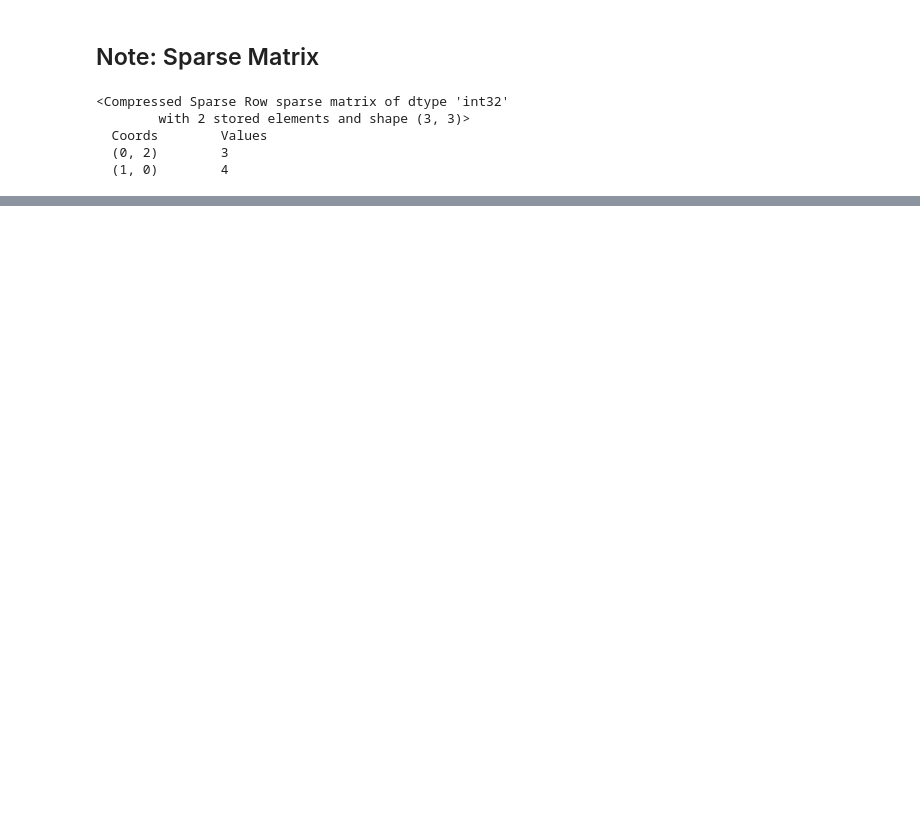
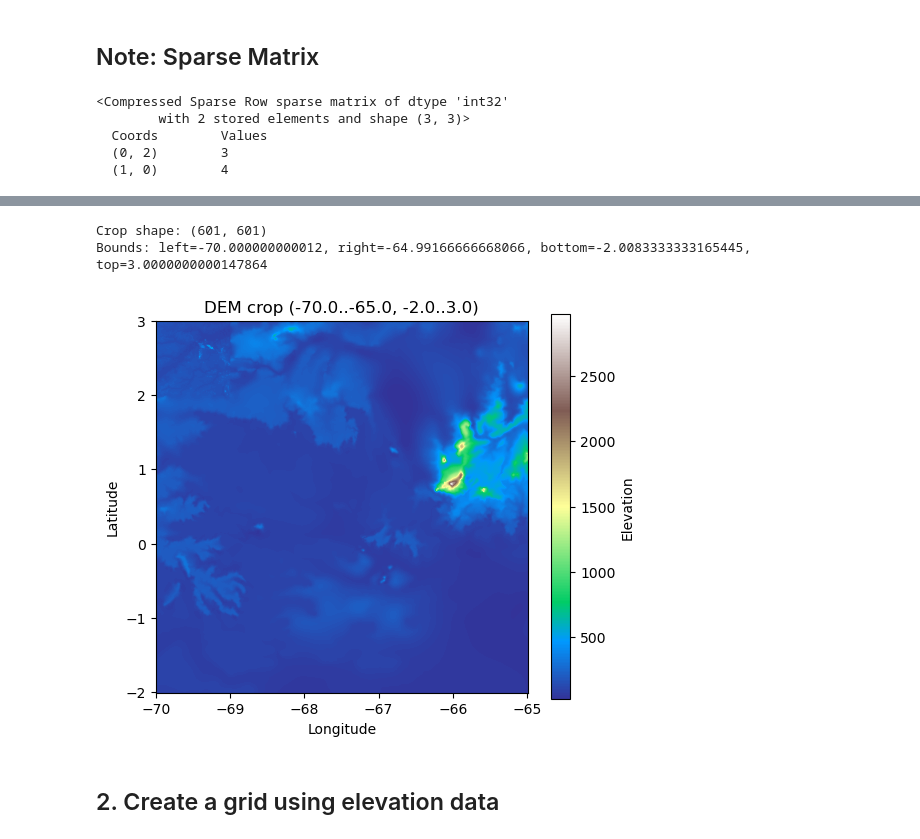
Before and after one commit to movephutthaphaiboon/raster-based-least-cost-path-analysis, a Jupyter notebook: simple least cost path.ipynb, the cells around one changed output, grey strips where cells are left out. Saved outputs shown, nothing was run; the diff lists cells and outputs as text; code cells hidden in the pictures; blank space fills up the shorter version.

```diff
--- a/simple least cost path.ipynb
+++ b/simple least cost path.ipynb
@@ -149,0 +224,47 @@ print(sparse)
+# %%
+# Crop DEM to lon (X) from -70 to -65 and lat (Y) from -2 to 3
+xmin, xmax = -70.0, -65.0
+ymin, ymax = -2.0, 3.0
+
+# compute row/col for the bounding coordinates (note rowcol expects xs, ys)
+rows, cols = rasterio.transform.rowcol(dem_transform, [xmin, xmax], [ymax, ymin])
+row_start, row_stop = min(rows), max(rows) + 1
+col_start, col_stop = min(cols), max(cols) + 1
+
+# clamp to DEM array bounds
+row_start = max(0, row_start)
+row_stop  = min(dem.shape[0], row_stop)
+col_start = max(0, col_start)
+col_stop  = min(dem.shape[1], col_stop)
+
+# perform crop
+dem_crop = dem[row_start:row_stop, col_start:col_stop]
+
+if dem_crop.size == 0:
+    print("Requested bbox does not intersect the DEM.")
+else:
+    # compute georeferenced bounds for the cropped array
+    left  = dem_transform.c + col_start * dem_transform.a
+    top   = dem_transform.f + row_start * dem_transform.e
+    right = left + dem_crop.shape[1] * dem_transform.a
+    bottom= top  + dem_crop.shape[0] * dem_transform.e
+
+    print(f"Crop shape: {dem_crop.shape}")
+    print(f"Bounds: left={left}, right={right}, bottom={bottom}, top={top}")
+
+    # plot cropped DEM
+    plt.figure(figsize=(6,5))
+    plt.imshow(dem_crop, cmap='terrain',
+               extent=(left, right, bottom, top),
+               origin='upper')
+    plt.colorbar(label='Elevation')
+    plt.title(f"DEM crop ({xmin}..{xmax}, {ymin}..{ymax})")
+    plt.xlabel('Longitude')
+    plt.ylabel('Latitude')
+    plt.show()
+# %% [output]
+Crop shape: (601, 601)
+Bounds: left=-70.000000000012, right=-64.99166666668066, bottom=-2.0083333333165445, top=3.0000000000147864
+[figure, added]
+# %% [markdown]
+## 2. Create a grid using elevation data
```
Also changed, not shown: parts of 11 cells of this notebook.
